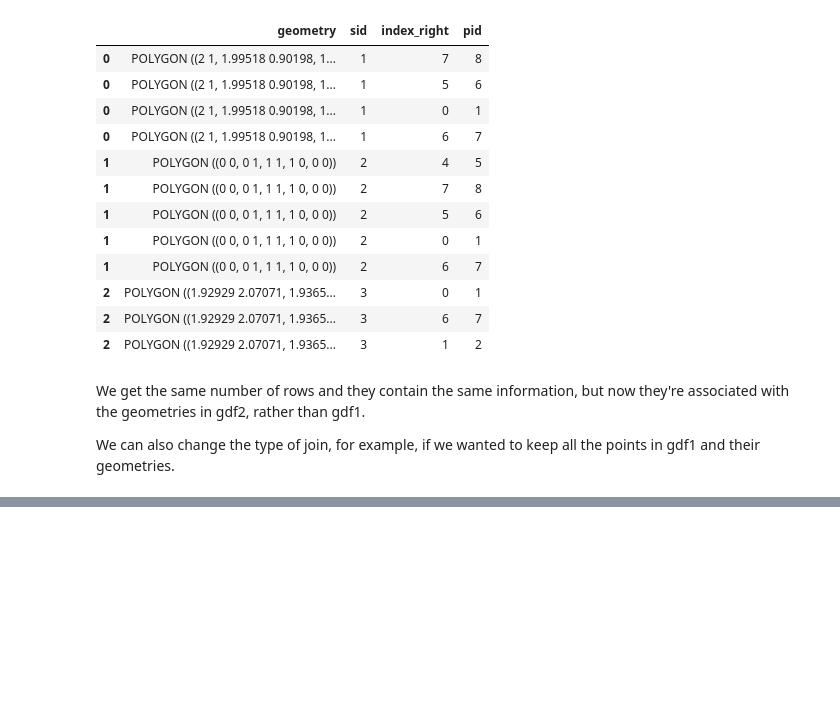
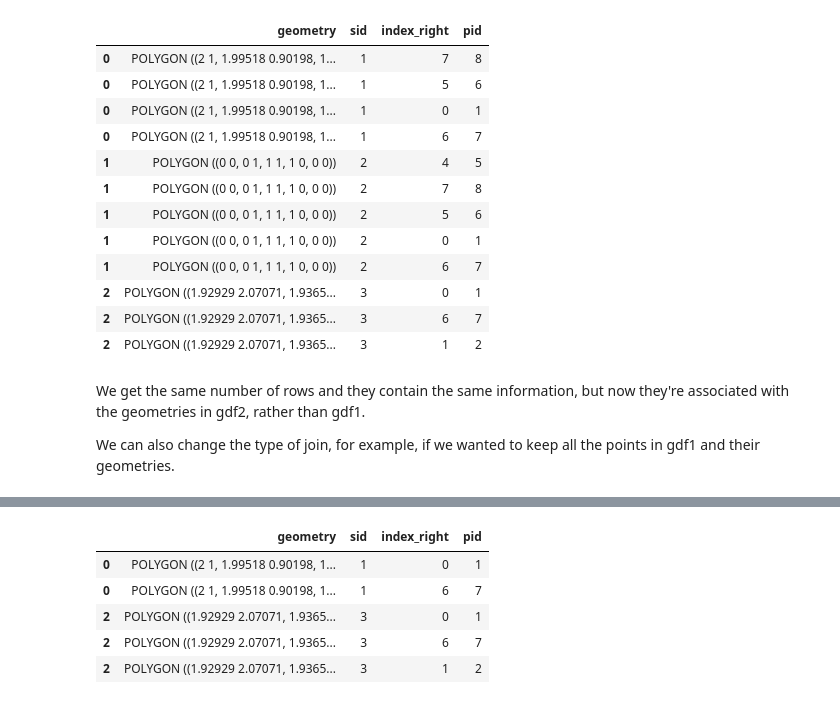
Before and after one commit to joelferg/spatial_data_analysis, a Jupyter notebook: lectures/Class Jan 29.ipynb, the cells around one changed output, grey strips where cells are left out. Cells and saved outputs as stored; diff of their text form; code cells hidden in the pictures; blank space fills up the shorter version.

```diff
--- a/lectures/Class Jan 29.ipynb
+++ b/lectures/Class Jan 29.ipynb
@@ -276,0 +318,10 @@ sjoin1
+# %%
+sjoin4 = gpd.sjoin(gdf2,gdf1,predicate='contains')
+sjoin4
+# %% [output]
+|  | geometry | sid | index_right | pid |
+| 0 | POLYGON ((2 1, 1.99518 0.90198, 1... | 1 | 0 | 1 |
+| 0 | POLYGON ((2 1, 1.99518 0.90198, 1... | 1 | 6 | 7 |
+| 2 | POLYGON ((1.92929 2.07071, 1.9365... | 3 | 0 | 1 |
+| 2 | POLYGON ((1.92929 2.07071, 1.9365... | 3 | 6 | 7 |
+| 2 | POLYGON ((1.92929 2.07071, 1.9365... | 3 | 1 | 2 |
```
Also changed, not shown: parts of 6 cells of this notebook, 1 other file.
